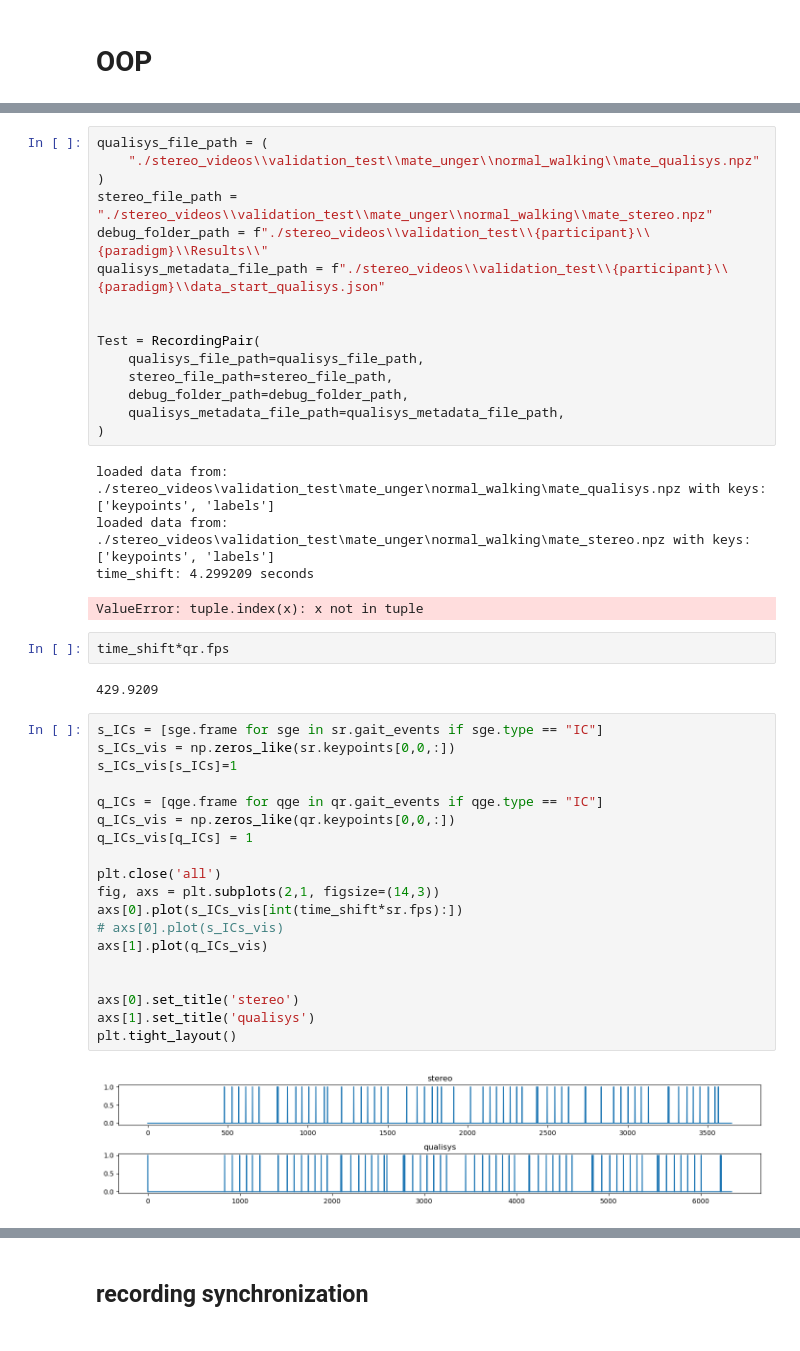
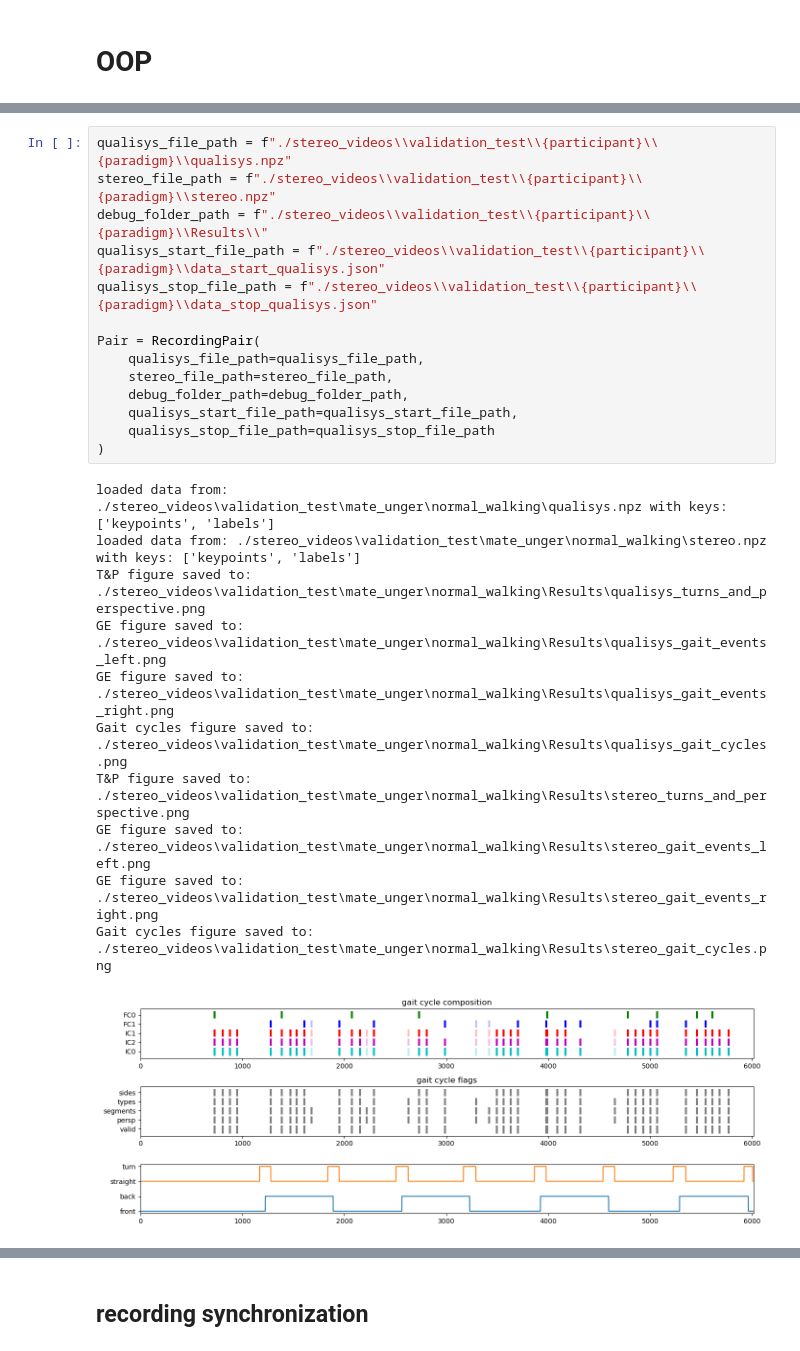
Before and after one commit to MateUnger/StereoVision, a Jupyter notebook: pipeline.ipynb, the cells around one changed output, grey strips where cells are left out. Drawn from its saved outputs; the diff is of its cells as text.

```diff
--- a/pipeline.ipynb
+++ b/pipeline.ipynb
@@ -1588,45 +1616,34 @@ def load_keypoints_and_labels(npz_data_path:str):
 # %%
-qualisys_file_path = (
-    "./stereo_videos\\validation_test\\mate_unger\\normal_walking\\mate_qualisys.npz"
-)
-stereo_file_path = "./stereo_videos\\validation_test\\mate_unger\\normal_walking\\mate_stereo.npz"
+qualisys_file_path = f"./stereo_videos\\validation_test\\{participant}\\{paradigm}\\qualisys.npz"
+stereo_file_path = f"./stereo_videos\\validation_test\\{participant}\\{paradigm}\\stereo.npz"
 debug_folder_path = f"./stereo_videos\\validation_test\\{participant}\\{paradigm}\\Results\\"
-qualisys_metadata_file_path = f"./stereo_videos\\validation_test\\{participant}\\{paradigm}\\data_start_qualisys.json"
+qualisys_start_file_path = f"./stereo_videos\\validation_test\\{participant}\\{paradigm}\\data_start_qualisys.json"
+qualisys_stop_file_path = f"./stereo_videos\\validation_test\\{participant}\\{paradigm}\\data_stop_qualisys.json"
 
-
-Test = RecordingPair(
+Pair = RecordingPair(
     qualisys_file_path=qualisys_file_path,
     stereo_file_path=stereo_file_path,
     debug_folder_path=debug_folder_path,
-    qualisys_metadata_file_path=qualisys_metadata_file_path,
+    qualisys_start_file_path=qualisys_start_file_path,
+    qualisys_stop_file_path=qualisys_stop_file_path
 )
 # %% [output]
-loaded data from: ./stereo_videos\validation_test\mate_unger\normal_walking\mate_qualisys.npz with keys: ['keypoints', 'labels']
-loaded data from: ./stereo_videos\validation_test\mate_unger\normal_walking\mate_stereo.npz with keys: ['keypoints', 'labels']
-time_shift: 4.299209 seconds
+loaded data from: ./stereo_videos\validation_test\mate_unger\normal_walking\qualisys.npz with keys: ['keypoints', 'labels']
+loaded data from: ./stereo_videos\validation_test\mate_unger\normal_walking\stereo.npz with keys: ['keypoints', 'labels']
+T&P figure saved to:
+./stereo_videos\validation_test\mate_unger\normal_walking\Results\qualisys_turns_and_perspective.png
+GE figure saved to:
+./stereo_videos\validation_test\mate_unger\normal_walking\Results\qualisys_gait_events_left.png
+GE figure saved to:
+./stereo_videos\validation_test\mate_unger\normal_walking\Results\qualisys_gait_events_right.png
+Gait cycles figure saved to:
+./stereo_videos\validation_test\mate_unger\normal_walking\Results\qualisys_gait_cycles.png
+T&P figure saved to:
+./stereo_videos\validation_test\mate_unger\normal_walking\Results\stereo_turns_and_perspective.png
+GE figure saved to:
+./stereo_videos\validation_test\mate_unger\normal_walking\Results\stereo_gait_events_left.png
+GE figure saved to:
+./stereo_videos\validation_test\mate_unger\normal_walking\Results\stereo_gait_events_right.png
+Gait cycles figure saved to:
+./stereo_videos\validation_test\mate_unger\normal_walking\Results\stereo_gait_cycles.png
-ValueError: tuple.index(x): x not in tuple
+[figure, added]
-# %%
-time_shift*qr.fps
-# %% [output]
-429.9209
-# %%
-s_ICs = [sge.frame for sge in sr.gait_events if sge.type == "IC"]
-s_ICs_vis = np.zeros_like(sr.keypoints[0,0,:])
-s_ICs_vis[s_ICs]=1
-
-q_ICs = [qge.frame for qge in qr.gait_events if qge.type == "IC"]
-q_ICs_vis = np.zeros_like(qr.keypoints[0,0,:])
-q_ICs_vis[q_ICs] = 1
-
-plt.close('all')
-fig, axs = plt.subplots(2,1, figsize=(14,3))
-axs[0].plot(s_ICs_vis[int(time_shift*sr.fps):])
-# axs[0].plot(s_ICs_vis)
-axs[1].plot(q_ICs_vis)
-
-
-axs[0].set_title('stereo')
-axs[1].set_title('qualisys')
-plt.tight_layout()
-# %% [output]
-[figure, removed]
```
Also changed, not shown: parts of 31 cells of this notebook, 1 other file.
